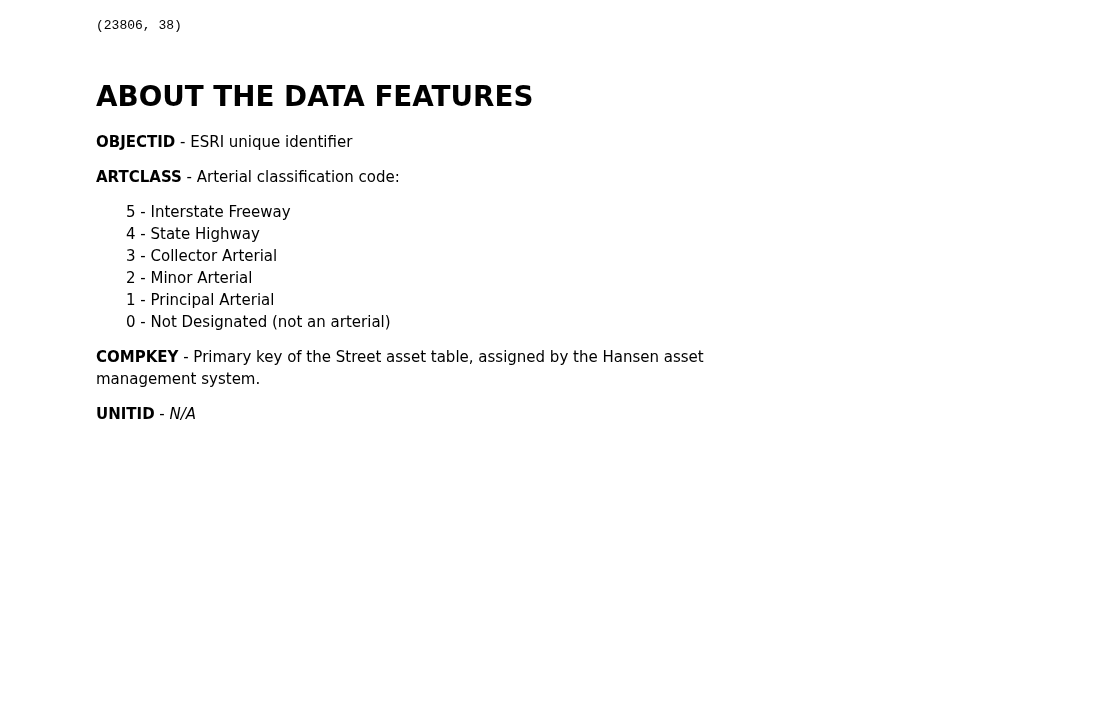
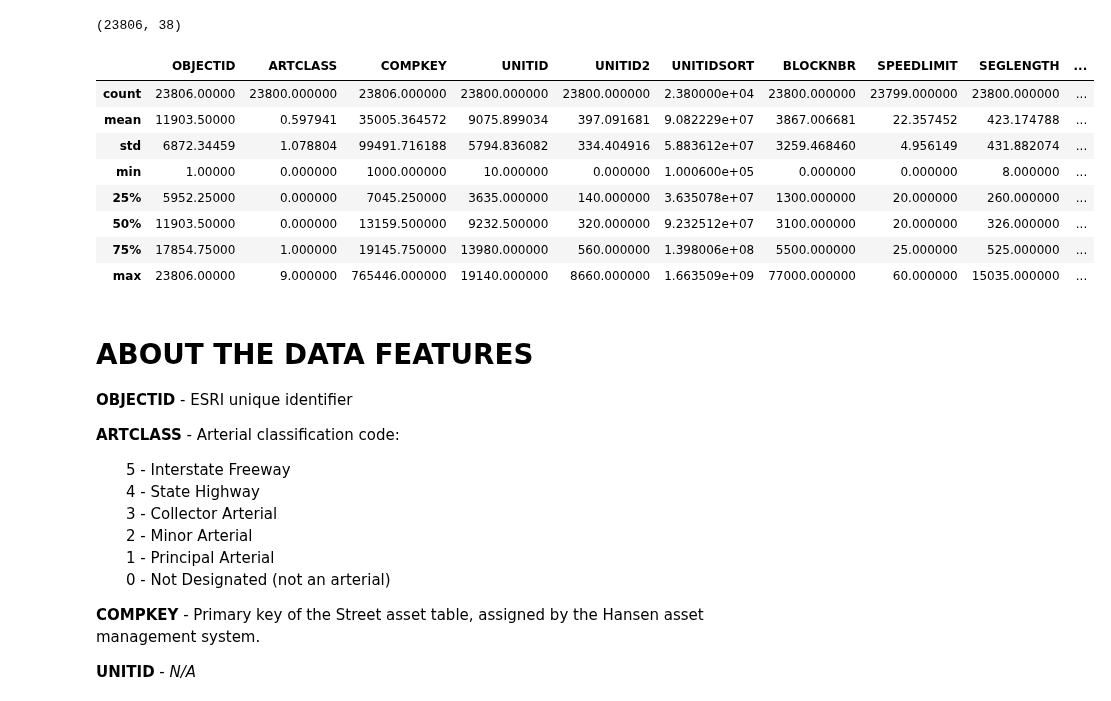
Before and after one commit to DataCircles/traffic_collisions_ml_team1, a Jupyter notebook: notebooks/data_report.ipynb, the cells around one changed output. Cells and saved outputs as stored; diff of their text form; code cells hidden in the pictures; blank space fills up the shorter version.

```diff
--- a/notebooks/data_report.ipynb
+++ b/notebooks/data_report.ipynb
@@ -49,6 +56,18 @@ streets_df.head()
 streets_df.shape
 # %% [output]
 (23806, 38)
+# %%
+streets_df.describe()
+# %% [output]
+|  | OBJECTID | ARTCLASS | COMPKEY | UNITID | UNITID2 | UNITIDSORT | BLOCKNBR | SPEEDLIMIT | SEGLENGTH | ... |
+| count | 23806.00000 | 23800.000000 | 23806.000000 | 23800.000000 | 23800.000000 | 2.380000e+04 | 23800.000000 | 23799.000000 | 23800.000000 | ... |
+| mean | 11903.50000 | 0.597941 | 35005.364572 | 9075.899034 | 397.091681 | 9.082229e+07 | 3867.006681 | 22.357452 | 423.174788 | ... |
+| std | 6872.34459 | 1.078804 | 99491.716188 | 5794.836082 | 334.404916 | 5.883612e+07 | 3259.468460 | 4.956149 | 431.882074 | ... |
+| min | 1.00000 | 0.000000 | 1000.000000 | 10.000000 | 0.000000 | 1.000600e+05 | 0.000000 | 0.000000 | 8.000000 | ... |
+| 25% | 5952.25000 | 0.000000 | 7045.250000 | 3635.000000 | 140.000000 | 3.635078e+07 | 1300.000000 | 20.000000 | 260.000000 | ... |
+| 50% | 11903.50000 | 0.000000 | 13159.500000 | 9232.500000 | 320.000000 | 9.232512e+07 | 3100.000000 | 20.000000 | 326.000000 | ... |
+| 75% | 17854.75000 | 1.000000 | 19145.750000 | 13980.000000 | 560.000000 | 1.398006e+08 | 5500.000000 | 25.000000 | 525.000000 | ... |
+| max | 23806.00000 | 9.000000 | 765446.000000 | 19140.000000 | 8660.000000 | 1.663509e+09 | 77000.000000 | 60.000000 | 15035.000000 | ... |
 # %% [markdown]
 # ABOUT THE DATA FEATURES
 <b>OBJECTID</b> - ESRI unique identifier
```
Also changed, not shown: parts of 2 cells of this notebook, 1 other file.
